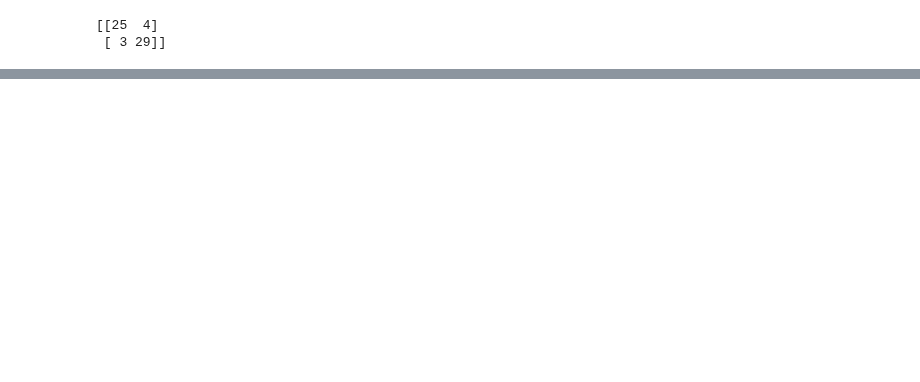
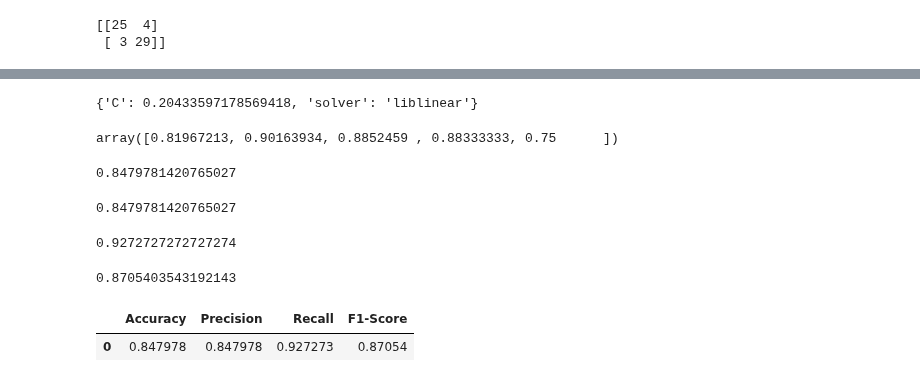
Before and after one commit to SameedIrfan7/AIML-Supervised-Learning-project, a Jupyter notebook: end_to_end-heart_disease_classification.ipynb, the cells around one changed output, grey strips where cells are left out. Saved outputs shown, nothing was run; the diff lists cells and outputs as text; code cells hidden in the pictures; blank space fills up the shorter version.

Commit message:
Model is ready to predict Heart_disease

```diff
--- a/end_to_end-heart_disease_classification.ipynb
+++ b/end_to_end-heart_disease_classification.ipynb
@@ -701,0 +722,5 @@ TypeError: set_theme() got an unexpected keyword argument 'font_size'
+# %%
+# check best hyperparams
+gs_log_reg.best_params_
+# %% [output]
+{'C': 0.20433597178569418, 'solver': 'liblinear'}
@@ -701,0 +730,43 @@ TypeError: set_theme() got an unexpected keyword argument 'font_size'
+# %%
+#cross validated acc
+cv_acc=cross_val_score(model, x, y, cv=5, scoring="accuracy")
+cv_acc
+# %% [output]
+array([0.81967213, 0.90163934, 0.8852459 , 0.88333333, 0.75      ])
+# %%
+cv_acc=np.mean(cv_acc)
+cv_acc
+# %% [output]
+0.8479781420765027
+# %%
+#cross validated precision
+cv_precision=cross_val_score(model, x, y, cv=5, scoring="precision")
+cv_precision=np.mean(cv_precision)
+cv_precision
+# %% [output]
+0.8479781420765027
+# %%
+#cross validated recall
+cv_recall=cross_val_score(model, x, y, cv=5, scoring="recall")
+cv_recall=np.mean(cv_recall)
+cv_recall
+# %% [output]
+0.9272727272727274
+# %%
+#cross validated f1-score
+cv_f1=cross_val_score(model, x, y, cv=5, scoring="f1")
+cv_f1=np.mean(cv_f1)
+cv_f1
+# %% [output]
+0.8705403543192143
+# %%
+cv_metrics=pd.DataFrame({"Accuracy":cv_acc,
+                         "Precision":cv_precision,
+                         "Recall":cv_recall,
+                         "F1-Score":cv_f1},
+                        index=[0]
+                       )
+cv_metrics
+# %% [output]
+|  | Accuracy | Precision | Recall | F1-Score |
+| 0 | 0.847978 | 0.847978 | 0.927273 | 0.87054 |
```
Also changed, not shown: parts of 20 cells of this notebook.
